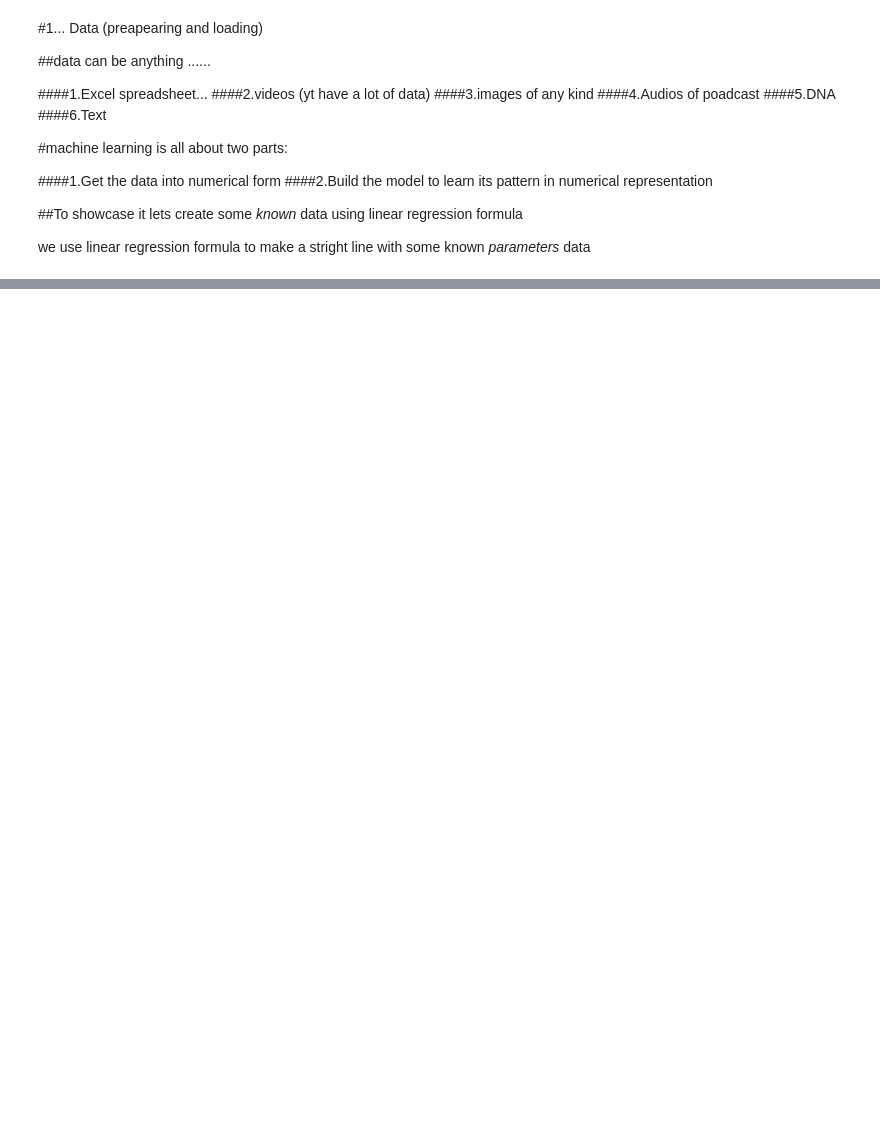
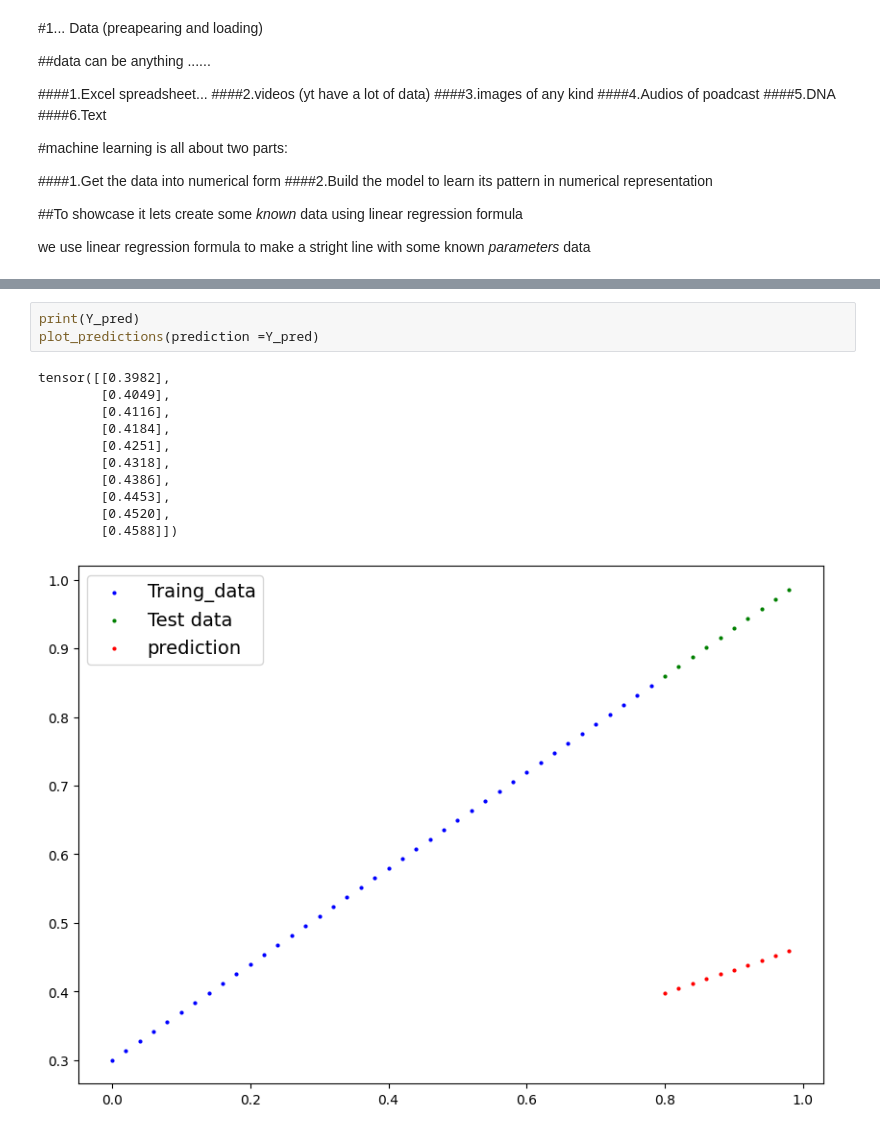
Before and after one commit to anmolkumar0717/Alphabet, a Jupyter notebook: 01PyTorch_workFlow.ipynb, the cells around one changed output, grey strips where cells are left out. Drawn from its saved outputs; the diff is of its cells as text; blank space fills up the shorter version.

```diff
--- a/01PyTorch_workFlow.ipynb
+++ b/01PyTorch_workFlow.ipynb
@@ -61,0 +279,15 @@ X[:10],Y[:10],len(X),len(Y)
+# %%
+print(Y_pred)
+plot_predictions(prediction =Y_pred)
+# %% [output]
+tensor([[0.3982],
+        [0.4049],
+        [0.4116],
+        [0.4184],
+        [0.4251],
+        [0.4318],
+        [0.4386],
+        [0.4453],
+        [0.4520],
+        [0.4588]])
+[figure, added]
```
Also changed, not shown: parts of 46 cells of this notebook.
